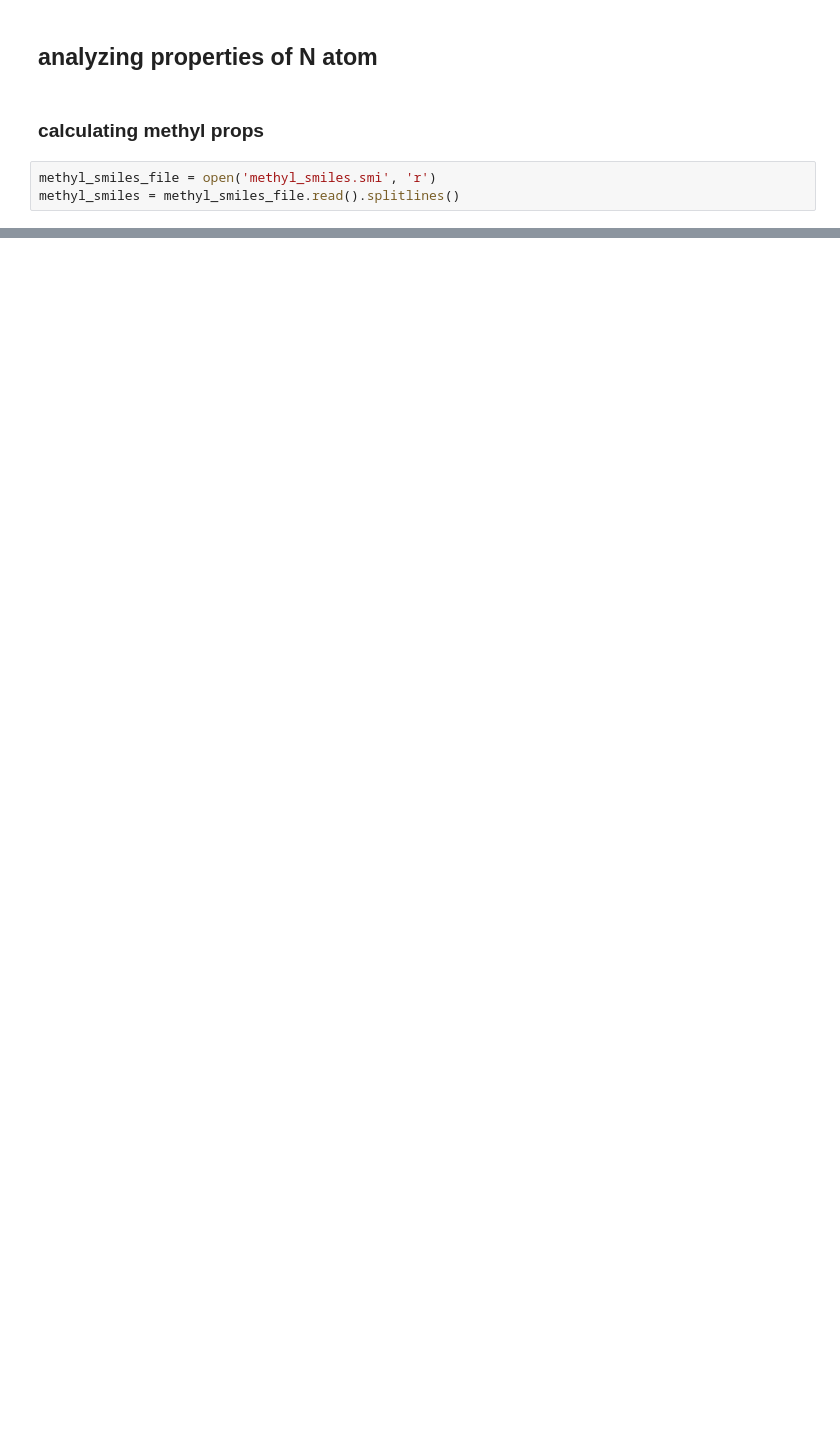
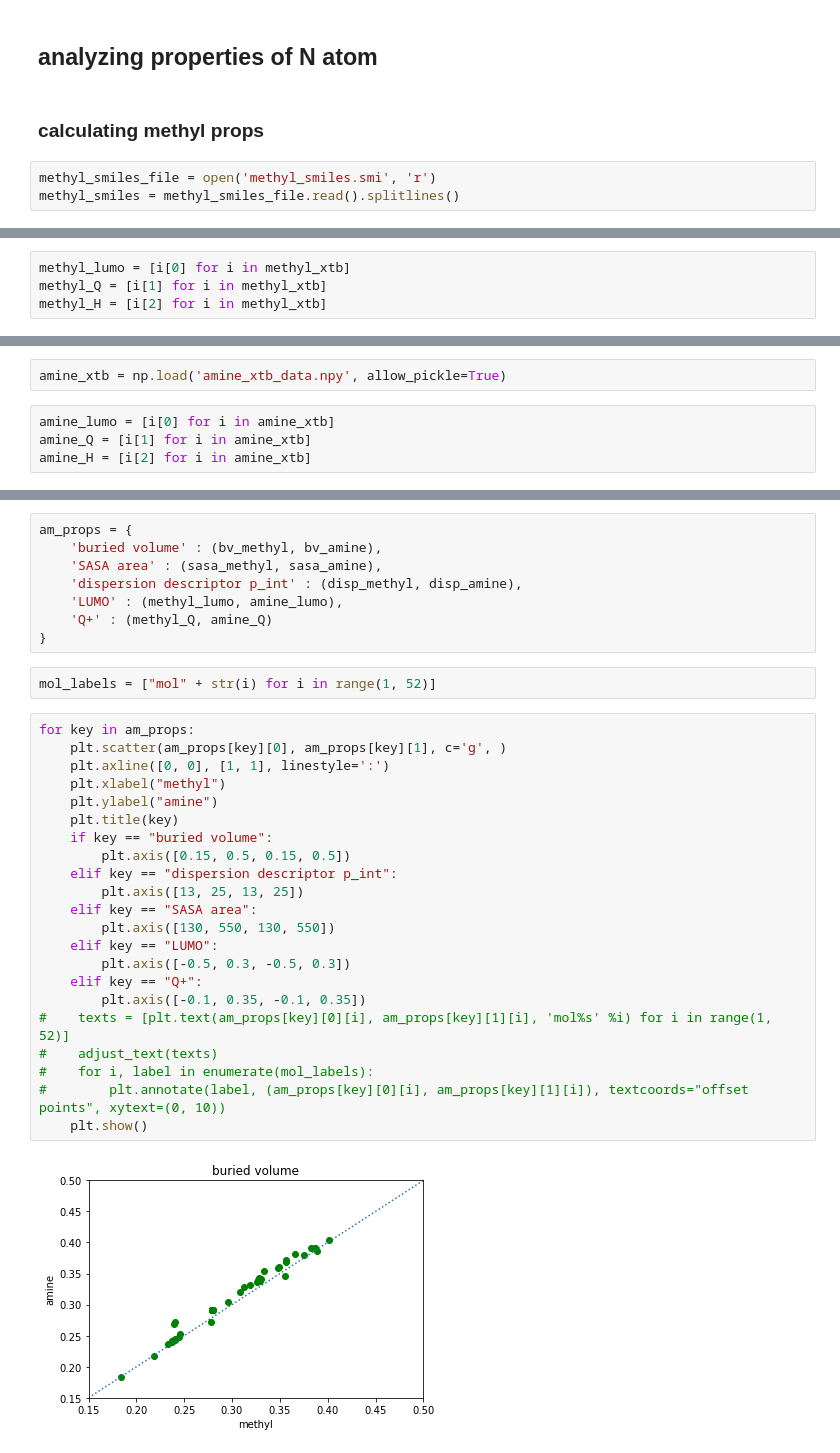
Before and after one commit to huynmela/PeptoidsProject, a Jupyter notebook: smiles_props.ipynb, the cells around one changed output, grey strips where cells are left out. Saved outputs shown, nothing was run; the diff lists cells and outputs as text; blank space fills up the shorter version.

Commit message:
added xtb data

```diff
--- a/smiles_props.ipynb
+++ b/smiles_props.ipynb
@@ -182,0 +174,4 @@ for key in am_props:
+# %%
+methyl_lumo = [i[0] for i in methyl_xtb]
+methyl_Q = [i[1] for i in methyl_xtb]
+methyl_H = [i[2] for i in methyl_xtb]
@@ -182,0 +196,6 @@ for key in am_props:
+# %%
+amine_xtb = np.load('amine_xtb_data.npy', allow_pickle=True)
+# %%
+amine_lumo = [i[0] for i in amine_xtb]
+amine_Q = [i[1] for i in amine_xtb]
+amine_H = [i[2] for i in amine_xtb]
@@ -182,0 +204,34 @@ for key in am_props:
+# %%
+am_props = {
+    'buried volume' : (bv_methyl, bv_amine),
+    'SASA area' : (sasa_methyl, sasa_amine),
+    'dispersion descriptor p_int' : (disp_methyl, disp_amine),
+    'LUMO' : (methyl_lumo, amine_lumo),
+    'Q+' : (methyl_Q, amine_Q)
+}
+# %%
+mol_labels = ["mol" + str(i) for i in range(1, 52)]
+# %%
+for key in am_props:
+    plt.scatter(am_props[key][0], am_props[key][1], c='g', )
+    plt.axline([0, 0], [1, 1], linestyle=':')
+    plt.xlabel("methyl")
+    plt.ylabel("amine")
+    plt.title(key)
+    if key == "buried volume":
+        plt.axis([0.15, 0.5, 0.15, 0.5])
+    elif key == "dispersion descriptor p_int":
+        plt.axis([13, 25, 13, 25])
+    elif key == "SASA area":
+        plt.axis([130, 550, 130, 550])
+    elif key == "LUMO":
+        plt.axis([-0.5, 0.3, -0.5, 0.3])
+    elif key == "Q+":
+        plt.axis([-0.1, 0.35, -0.1, 0.35])
+#    texts = [plt.text(am_props[key][0][i], am_props[key][1][i], 'mol%s' %i) for i in range(1, 52)]
+#    adjust_text(texts)
+#    for i, label in enumerate(mol_labels):
+#        plt.annotate(label, (am_props[key][0][i], am_props[key][1][i]), textcoords="offset points", xytext=(0, 10))
+    plt.show()
+# %% [output]
+[figure, added]
```
Also changed, not shown: parts of 29 cells of this notebook, 4 other files.
